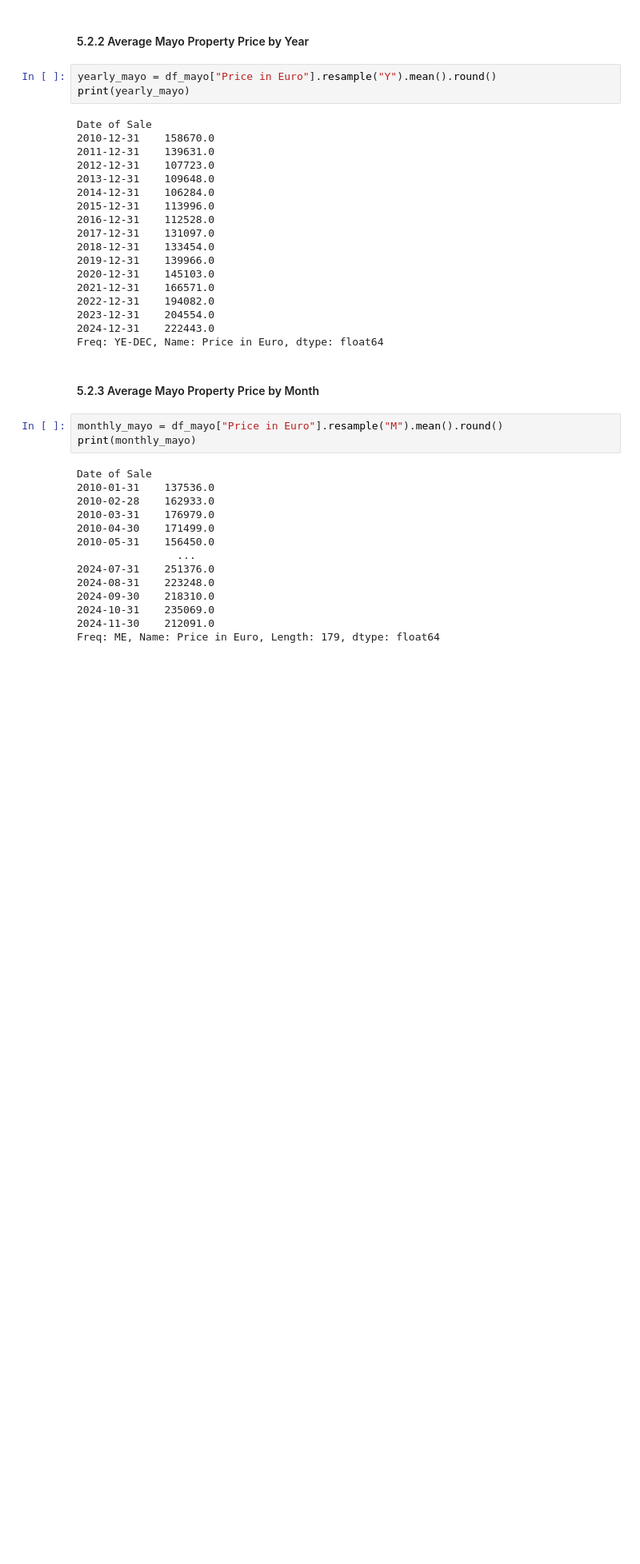
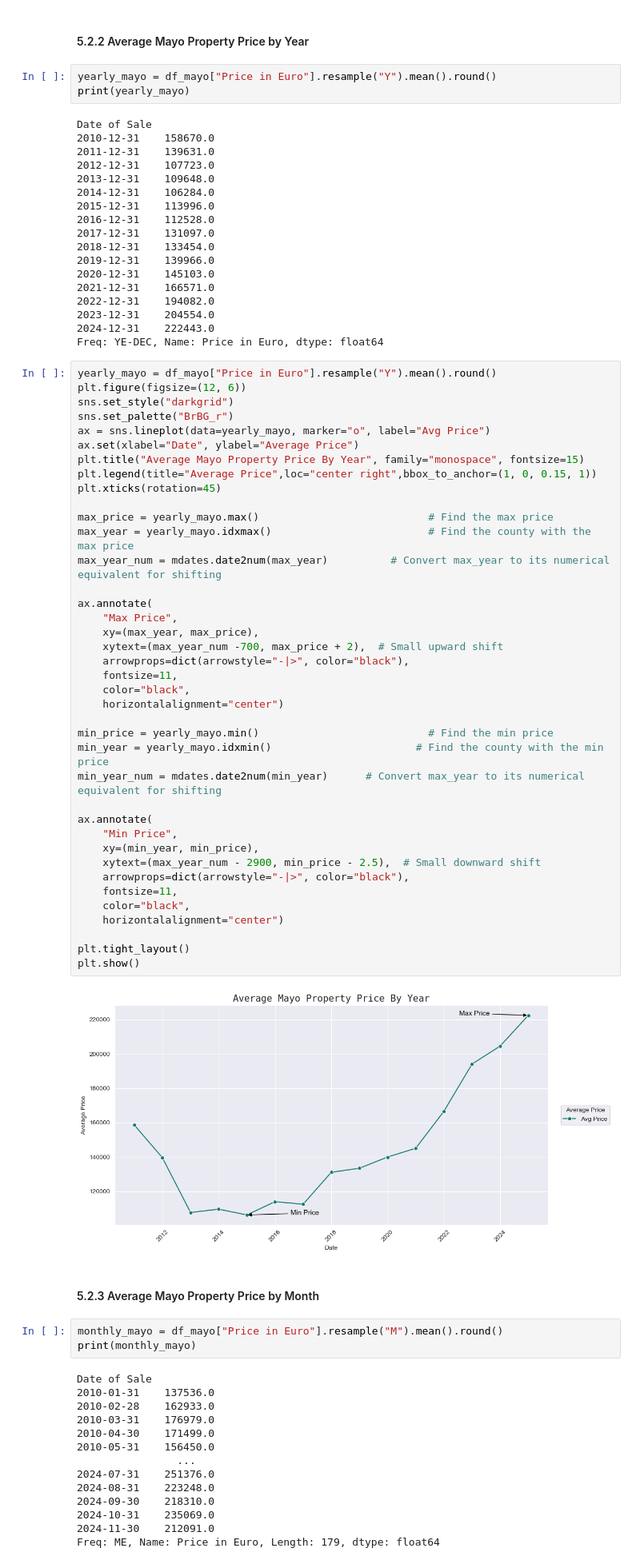
Before and after one commit to SBCURLEY/PFDA-Project, a Jupyter notebook: rppr.ipynb, the cells around one changed output. Shown at 80% size. Saved outputs shown, nothing was run; the diff lists cells and outputs as text; blank space fills up the shorter version.

```diff
--- a/rppr.ipynb
+++ b/rppr.ipynb
@@ -720,6 +662,47 @@ Date of Sale
 2023-12-31    204554.0
 2024-12-31    222443.0
 Freq: YE-DEC, Name: Price in Euro, dtype: float64
+# %%
+yearly_mayo = df_mayo["Price in Euro"].resample("Y").mean().round()
+plt.figure(figsize=(12, 6))
+sns.set_style("darkgrid")
+sns.set_palette("BrBG_r")
+ax = sns.lineplot(data=yearly_mayo, marker="o", label="Avg Price")
+ax.set(xlabel="Date", ylabel="Average Price")
+plt.title("Average Mayo Property Price By Year", family="monospace", fontsize=15)
+plt.legend(title="Average Price",loc="center right",bbox_to_anchor=(1, 0, 0.15, 1))
+plt.xticks(rotation=45)
+
+max_price = yearly_mayo.max()                           # Find the max price
+max_year = yearly_mayo.idxmax()                         # Find the county with the max price
+max_year_num = mdates.date2num(max_year)          # Convert max_year to its numerical equivalent for shifting
+
+ax.annotate(
+    "Max Price",
+    xy=(max_year, max_price),
+    xytext=(max_year_num -700, max_price + 2),  # Small upward shift
+    arrowprops=dict(arrowstyle="-|>", color="black"),
+    fontsize=11,
+    color="black",
+    horizontalalignment="center")
+
+min_price = yearly_mayo.min()                           # Find the min price
+min_year = yearly_mayo.idxmin()                       # Find the county with the min price
+min_year_num = mdates.date2num(min_year)      # Convert max_year to its numerical equivalent for shifting
+
+ax.annotate(
+    "Min Price",
+    xy=(min_year, min_price),
+    xytext=(max_year_num - 2900, min_price - 2.5),  # Small downward shift
+    arrowprops=dict(arrowstyle="-|>", color="black"),
+    fontsize=11,
+    color="black",
+    horizontalalignment="center")
+
+plt.tight_layout()
+plt.show()
+# %% [output]
+[figure, added]
 # %% [markdown]
 #### 5.2.3 Average Mayo Property Price by Month
 # %%
```
Also changed, not shown: parts of 24 cells of this notebook.
